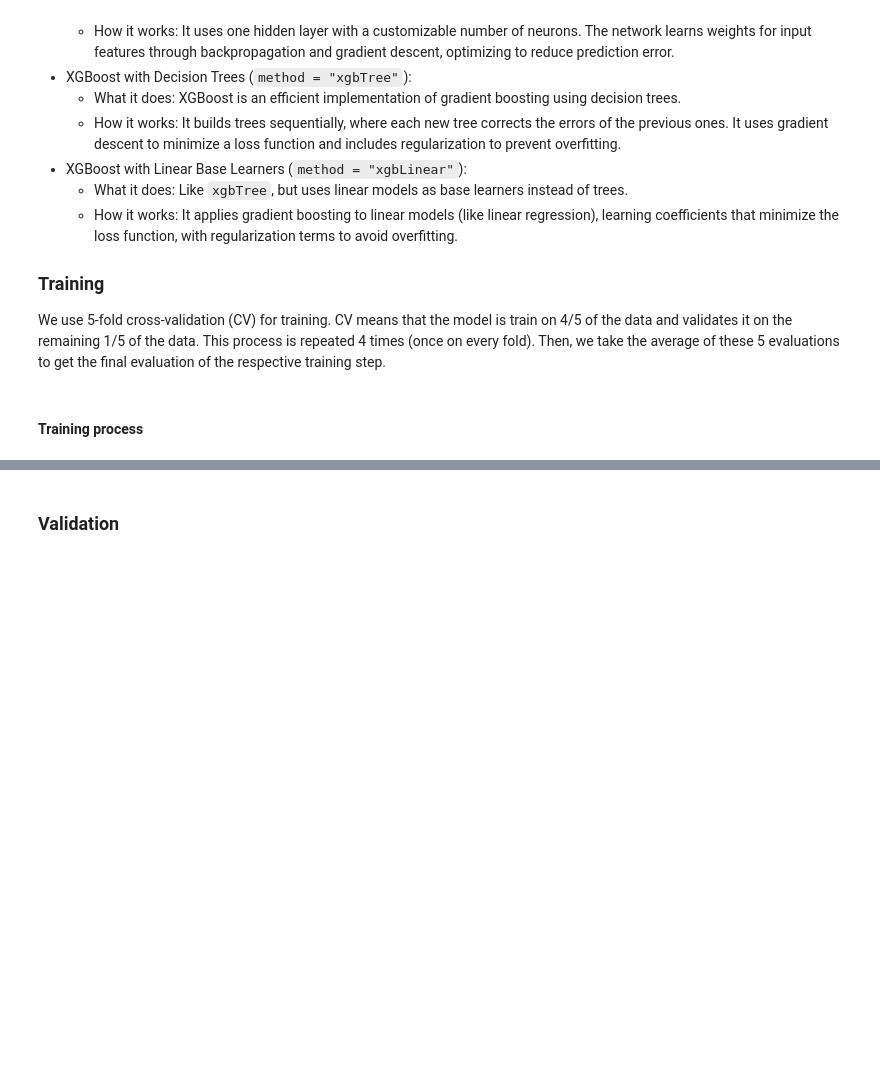
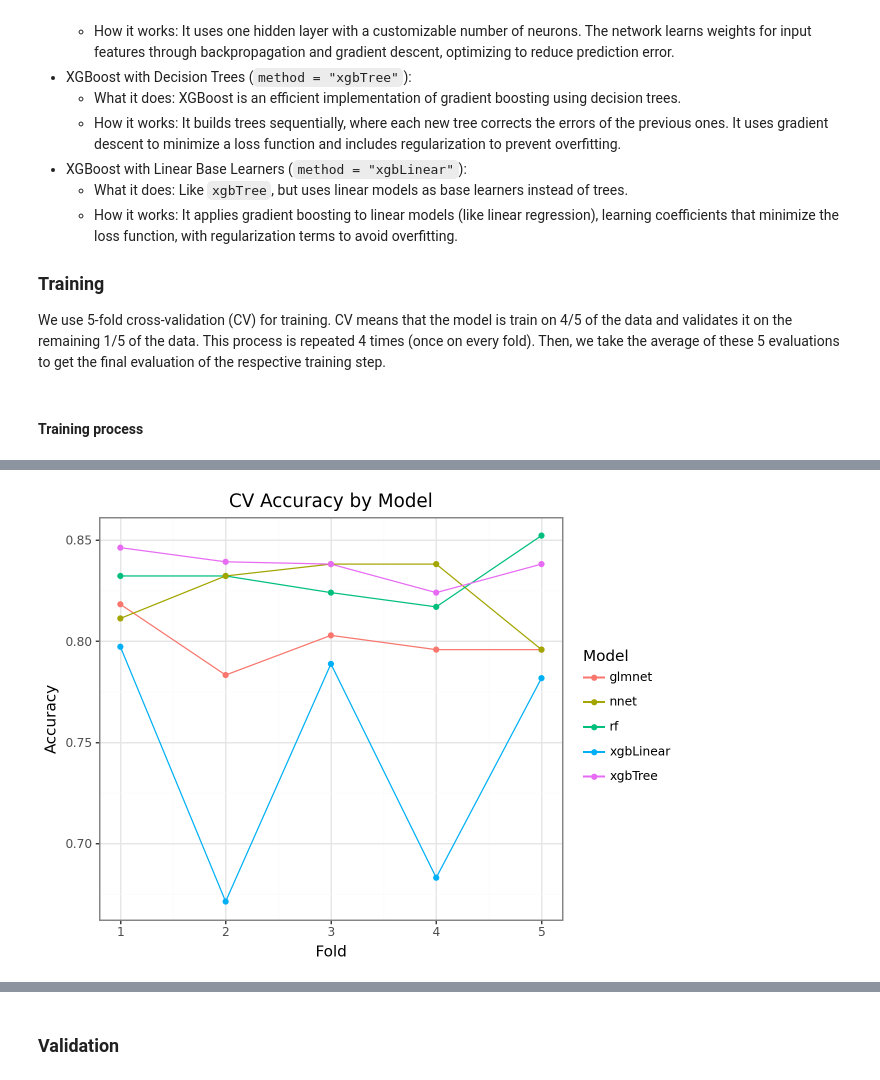
Before and after one commit to ha-pu/data_course, a Jupyter notebook: 4-machine_learning.ipynb, the cells around one changed output, grey strips where cells are left out. Drawn from its saved outputs; the diff is of its cells as text; code cells hidden in the pictures; blank space fills up the shorter version.

```diff
--- a/4-machine_learning.ipynb
+++ b/4-machine_learning.ipynb
@@ -440,0 +349,15 @@ plt.show()
+# %%
+cv_results = {}
+fitted_models = {}
+
+for name, estimator in models.items():
+    scores = cross_val_score(
+        clone(estimator),
+        X_train,
+        y_train_enc,
+        cv=cv,
+        scoring="accuracy",
+        n_jobs=-1,
+    )
+    cv_results[name] = scores
+    fitted_models[name] = clone(estimator).fit(X_train, y_train_enc)
@@ -440,0 +372,20 @@ plt.show()
+# %%
+from plotnine import ggplot, aes, geom_line, geom_point, labs, theme_bw, scale_x_continuous
+
+df_long = (
+    pd.DataFrame({k: v for k, v in cv_results.items()})
+      .assign(fold=np.arange(1, 6))
+      .melt(id_vars="fold", var_name="model", value_name="accuracy")
+)
+
+p = (
+    ggplot(df_long, aes("fold", "accuracy", color="model"))
+    + geom_line()
+    + geom_point()
+    + scale_x_continuous(breaks=list(np.arange(1, 6)))
+    + labs(x="Fold", y="Accuracy", title="CV Accuracy by Model", color="Model")
+    + theme_bw()
+)
+p
+# %% [output]
+[figure, added]
```
Also changed, not shown: parts of 39 cells of this notebook.
